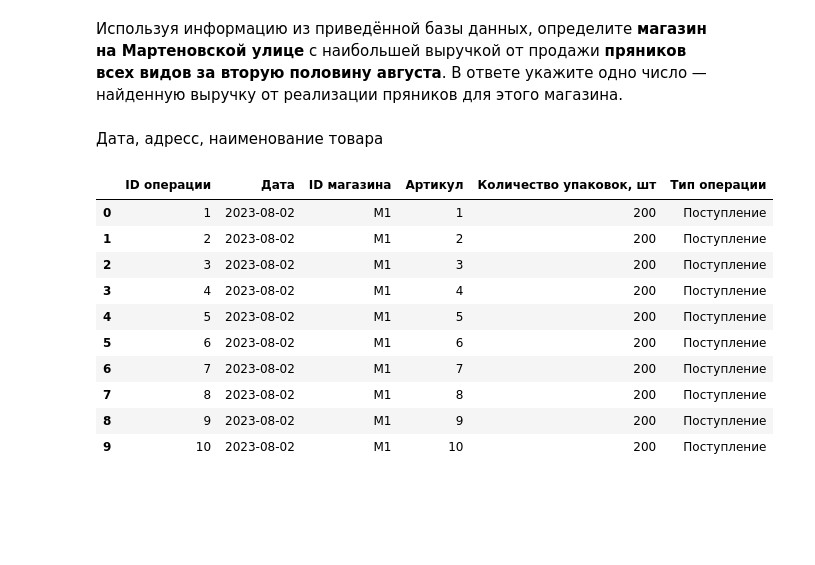
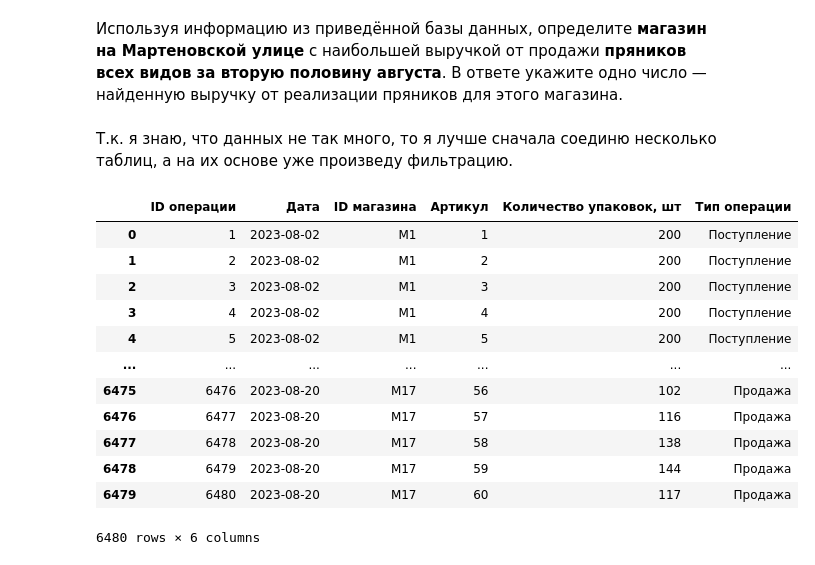
Before and after one commit to asutenshi/python_tasks, a Jupyter notebook: notebooks/join_hw/join_hw.ipynb, the cells around one changed output. Cells and saved outputs as stored; diff of their text form; code cells hidden in the pictures; blank space fills up the shorter version.

```diff
--- a/notebooks/join_hw/join_hw.ipynb
+++ b/notebooks/join_hw/join_hw.ipynb
@@ -5,23 +5,25 @@
 # %% [markdown]
 Используя информацию из приведённой базы данных, определите **магазин на Мартеновской улице** с наибольшей выручкой от продажи **пряников всех видов за вторую половину августа**. В ответе укажите одно число — найденную выручку от реализации пряников для этого магазина.
 # %% [markdown]
-Дата, адресс, наименование товара
+Т.к. я знаю, что данных не так много, то я лучше сначала соединю несколько таблиц, а на их основе уже произведу фильтрацию.
 # %%
 import pandas as pd
 
 move = pd.read_excel('move.xlsx')
-move.head(10)
+move
 # %% [output]
 |  | ID операции | Дата | ID магазина | Артикул | Количество упаковок, шт | Тип операции |
 | 0 | 1 | 2023-08-02 | M1 | 1 | 200 | Поступление |
 | 1 | 2 | 2023-08-02 | M1 | 2 | 200 | Поступление |
 | 2 | 3 | 2023-08-02 | M1 | 3 | 200 | Поступление |
 | 3 | 4 | 2023-08-02 | M1 | 4 | 200 | Поступление |
 | 4 | 5 | 2023-08-02 | M1 | 5 | 200 | Поступление |
-| 5 | 6 | 2023-08-02 | M1 | 6 | 200 | Поступление |
-| 6 | 7 | 2023-08-02 | M1 | 7 | 200 | Поступление |
-| 7 | 8 | 2023-08-02 | M1 | 8 | 200 | Поступление |
-| 8 | 9 | 2023-08-02 | M1 | 9 | 200 | Поступление |
-| 9 | 10 | 2023-08-02 | M1 | 10 | 200 | Поступление |
+| ... | ... | ... | ... | ... | ... | ... |
+| 6475 | 6476 | 2023-08-20 | M17 | 56 | 102 | Продажа |
+| 6476 | 6477 | 2023-08-20 | M17 | 57 | 116 | Продажа |
+| 6477 | 6478 | 2023-08-20 | M17 | 58 | 138 | Продажа |
+| 6478 | 6479 | 2023-08-20 | M17 | 59 | 144 | Продажа |
+| 6479 | 6480 | 2023-08-20 | M17 | 60 | 117 | Продажа |
+6480 rows × 6 columns
 # %%
 product = pd.read_excel('product.xlsx')
```
Also changed, not shown: parts of 12 cells of this notebook, 37 other files.
